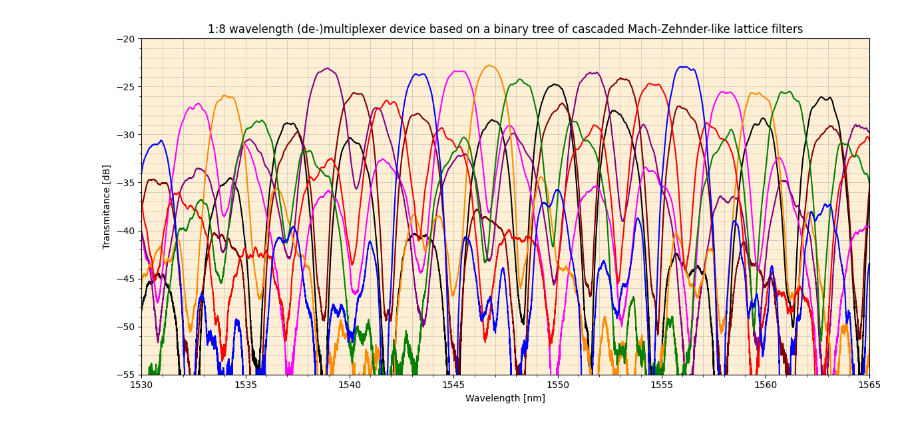
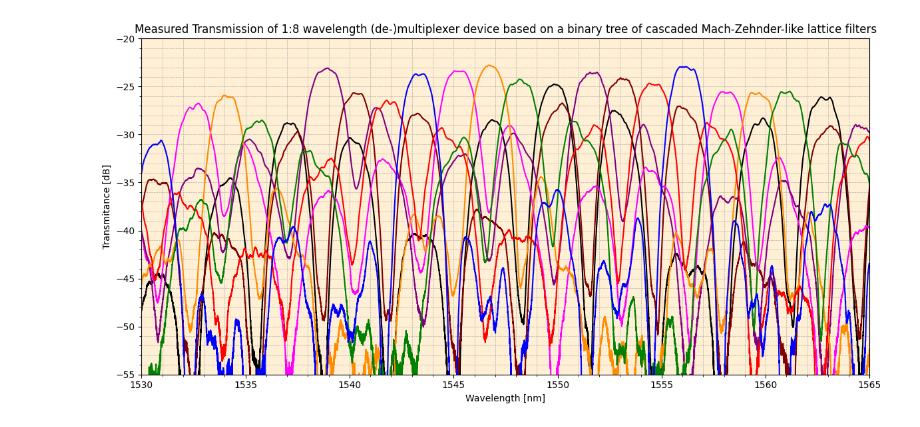
Before and after one commit to Lucivaldo1/Photonics-Training-Program, a Jupyter notebook: Photonics training/March 2025 OpenEBL Results/teste_files.ipynb, the cells around one changed output. Cells and saved outputs as stored; diff of their text form; code cells hidden in the pictures.

```diff
--- a/Photonics training/March 2025 OpenEBL Results/teste_files.ipynb
+++ b/Photonics training/March 2025 OpenEBL Results/teste_files.ipynb
@@ -4,7 +6,7 @@ import matplotlib.pyplot as plt
 # %%
-arquivo1 = '20-Jun-2025 08.53.24.csv' #"comment 1" data
-arquivo2 = '20-Jun-2025 08.58.52.csv' #"comment 2" data
-arquivo3 = '20-Jun-2025 10.01.20.csv' #"comment 3" data file
+arquivo1 = '.\\Simulation Files\\20-Jun-2025 08.53.24.csv' #"comment 1" data
+arquivo2 = '.\\Simulation Files\\20-Jun-2025 08.58.52.csv' #"comment 2" data
+arquivo3 = '.\\Simulation Files\\20-Jun-2025 10.01.20.csv' #"comment 3" data file
 
 arquivo = [arquivo1, arquivo2, arquivo3]
 # %%
@@ -44,29 +46,28 @@ for i in range(0,3,1):
 # %%
 plt.figure(figsize=(12,6))
 #plt.figure(facecolor='papayawhip')
 plt.plot(df1['wavelength'],df1['channel_1'], color='black')
 plt.plot(df1['wavelength'],df1['channel_2'],color='maroon')
-#plt.plot(df1['wavelength'],df1['channel_3'], color='blue')
+#plt.plot(df1['wavelength'],df1['channel_3'], color='blue') # repeated
 
-#aparentemente ok, mas não identifiquei os canais
 plt.plot(df2['wavelength'],df2['channel_1'], color='magenta')
 plt.plot(df2['wavelength'],df2['channel_2'], color='purple')
 plt.plot(df2['wavelength'],df2['channel_3'], color='darkorange')
 #out 123
 plt.plot(df3['wavelength'],df3['channel_1'], color='red')
 plt.plot(df3['wavelength'],df3['channel_2'], color='green')
 plt.plot(df3['wavelength'],df3['channel_3'], color = 'blue')
 plt.grid()
-plt.title(rf'1:8 wavelength (de-)multiplexer device based on a binary tree of cascaded Mach-Zehnder-like lattice filters')
+plt.title(rf'Measured Transmission of 1:8 wavelength (de-)multiplexer device based on a binary tree of cascaded Mach-Zehnder-like lattice filters')
 plt.ylim(-55,-20)
 plt.xlim(1530,1565)
 plt.xlabel('Wavelength [nm]')
 plt.ylabel('Transmitance [dB]')
 plt.minorticks_on()
 plt.tight_layout()
 plt.grid(which='both', axis='both', linestyle='--', linewidth=0.5)
 ax = plt.gca()
 ax.set_facecolor('papayawhip')
-plt.savefig('results')
+plt.savefig('.\\Images\\Measured results')
 # %% [output]
-[figure, old version]
+[figure, new version]
```
Also changed, not shown: parts of 15 cells of this notebook, 37 other files.
